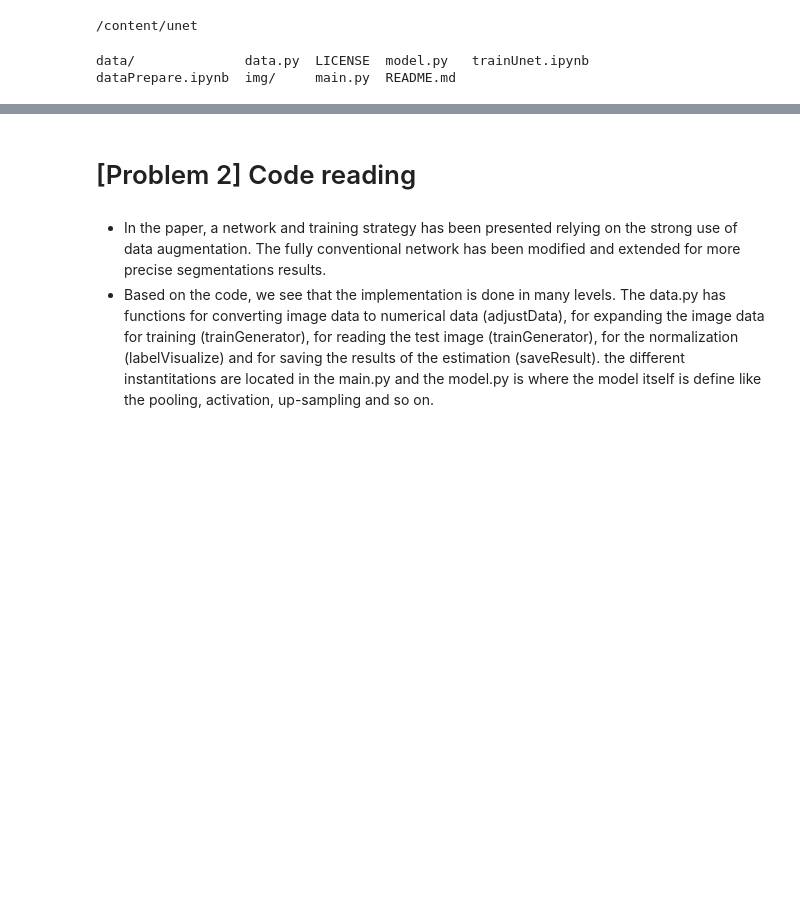
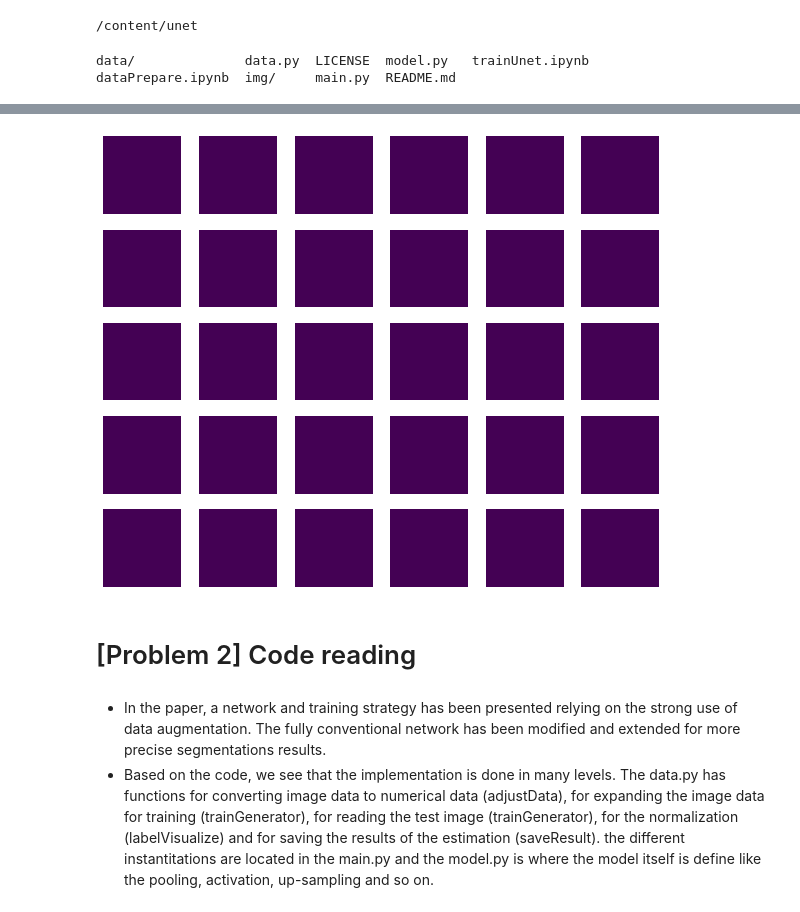
Before and after one commit to ysoseriouz/diveintocode-ml, a Jupyter notebook: ML_Sprint19_Unet.ipynb, the cells around one changed output, grey strips where cells are left out. Saved outputs shown, nothing was run; the diff lists cells and outputs as text; code cells hidden in the pictures; blank space fills up the shorter version.

```diff
--- a/ML_Sprint19_Unet.ipynb
+++ b/ML_Sprint19_Unet.ipynb
@@ -173,31 +186,33 @@ saveResults(os.path.join(test_path, 'images'), results)
 # %%
-pred_list = glob.glob('/content/drive/My Drive/test_data/results' + '/*' + ".png")
+pred_list = glob.glob(test_path + '/results/*' + ".png")
 
 from matplotlib import pyplot as plt
 import cv2
 import re
 from PIL import Image
 import numpy as np
 
 height = 256
 width = 256
 img_array = np.empty((0, height, width))
-n_imgs = len(pre_list)
+n_imgs = len(pred_list)
 
 plt.figure(figsize=(10, 10))
-for itr, img in enumerate(pre_list):
+for itr, img in enumerate(pred_list):
         img_tensor = Image.open(img)
         img_tensor = np.asarray(img_tensor)
         img_tensor = cv2.resize(img_tensor, dsize=(height, width))
         img_tensor = img_tensor.reshape(1, height, width)
         img_array = np.append(img_array, img_tensor, axis=0)
 
 for itr, img in enumerate(img_array):
     plt.subplot(int(np.sqrt(n_imgs))+1, int(np.sqrt(n_imgs))+1, itr+1)
     plt.imshow(img)
     plt.axis('off')
 
 plt.show()
+# %% [output]
+[figure, added]
 # %% [markdown]
 # [Problem 2] Code reading
 # %% [markdown]
```
Also changed, not shown: parts of 6 cells of this notebook.
